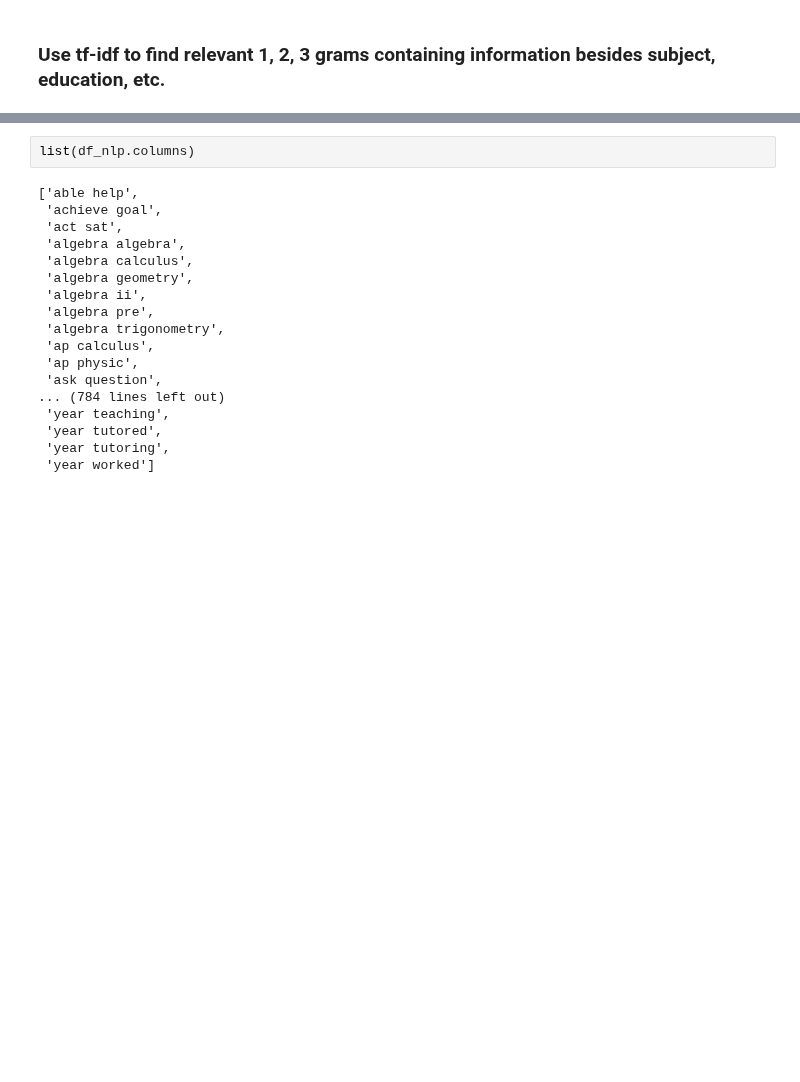
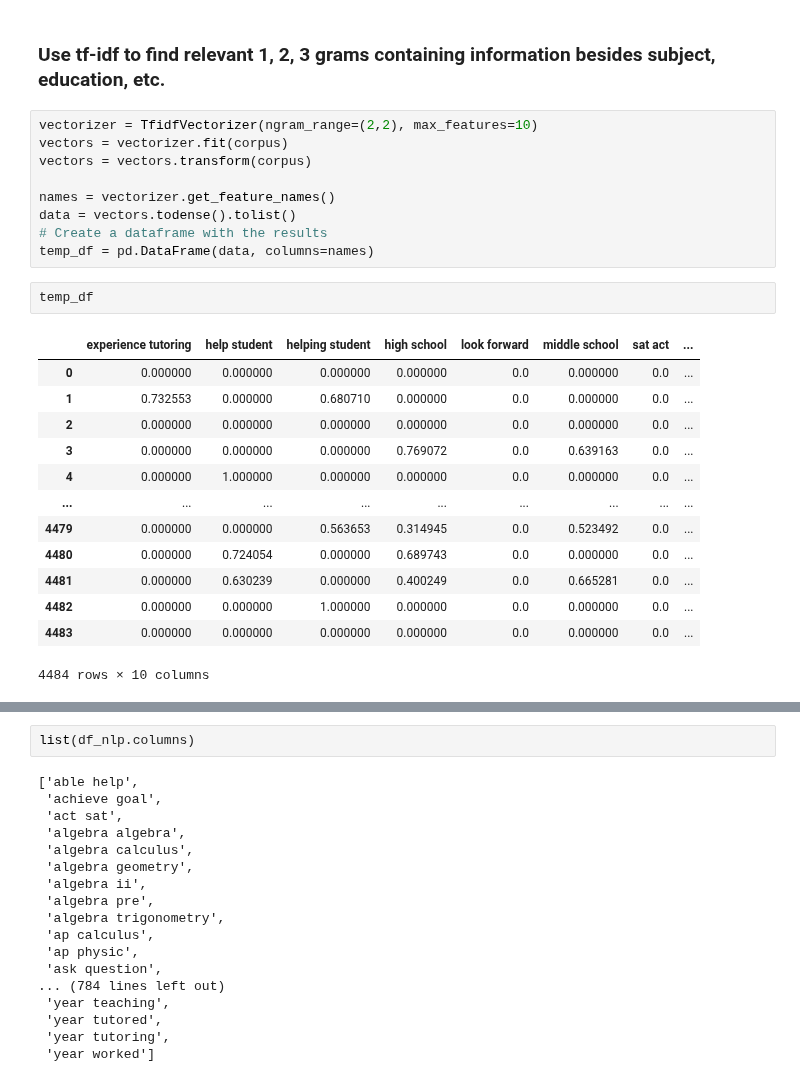
Before and after one commit to vijayoct27/tutor_prediction, a Jupyter notebook: notebook/tutor_nlp.ipynb, the cells around one changed output, grey strips where cells are left out. Saved outputs shown, nothing was run; the diff lists cells and outputs as text; blank space fills up the shorter version.

```diff
--- a/notebook/tutor_nlp.ipynb
+++ b/notebook/tutor_nlp.ipynb
@@ -204,5 +205,30 @@ fig.savefig('3grams.png', bbox_inches = "tight", dpi=100)
 # %% [markdown]
 ### Use tf-idf to find relevant 1, 2, 3 grams containing information besides subject, education, etc.
+# %%
+vectorizer = TfidfVectorizer(ngram_range=(2,2), max_features=10)
+vectors = vectorizer.fit(corpus)
+vectors = vectors.transform(corpus)
+
+names = vectorizer.get_feature_names()
+data = vectors.todense().tolist()
+# Create a dataframe with the results
+temp_df = pd.DataFrame(data, columns=names)
+# %%
+temp_df
+# %% [output]
+|  | experience tutoring | help student | helping student | high school | look forward | middle school | sat act | ... |
+| 0 | 0.000000 | 0.000000 | 0.000000 | 0.000000 | 0.0 | 0.000000 | 0.0 | ... |
+| 1 | 0.732553 | 0.000000 | 0.680710 | 0.000000 | 0.0 | 0.000000 | 0.0 | ... |
+| 2 | 0.000000 | 0.000000 | 0.000000 | 0.000000 | 0.0 | 0.000000 | 0.0 | ... |
+| 3 | 0.000000 | 0.000000 | 0.000000 | 0.769072 | 0.0 | 0.639163 | 0.0 | ... |
+| 4 | 0.000000 | 1.000000 | 0.000000 | 0.000000 | 0.0 | 0.000000 | 0.0 | ... |
+| ... | ... | ... | ... | ... | ... | ... | ... | ... |
+| 4479 | 0.000000 | 0.000000 | 0.563653 | 0.314945 | 0.0 | 0.523492 | 0.0 | ... |
+| 4480 | 0.000000 | 0.724054 | 0.000000 | 0.689743 | 0.0 | 0.000000 | 0.0 | ... |
+| 4481 | 0.000000 | 0.630239 | 0.000000 | 0.400249 | 0.0 | 0.665281 | 0.0 | ... |
+| 4482 | 0.000000 | 0.000000 | 1.000000 | 0.000000 | 0.0 | 0.000000 | 0.0 | ... |
+| 4483 | 0.000000 | 0.000000 | 0.000000 | 0.000000 | 0.0 | 0.000000 | 0.0 | ... |
+4484 rows × 10 columns
 # %%
 %%time
 df_nlp = pd.DataFrame()
```
Also changed, not shown: parts of 3 cells of this notebook, 11 other files.
